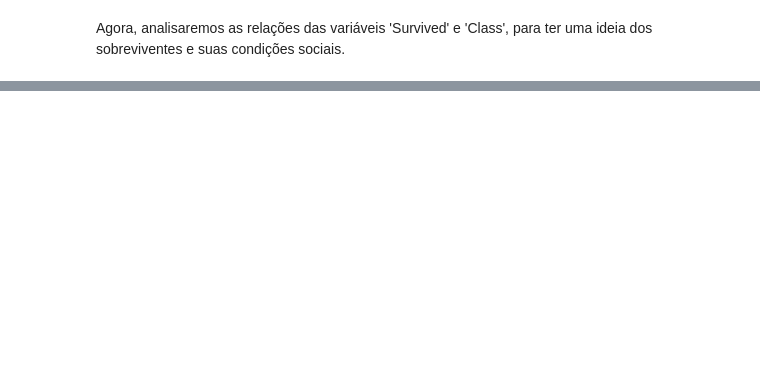
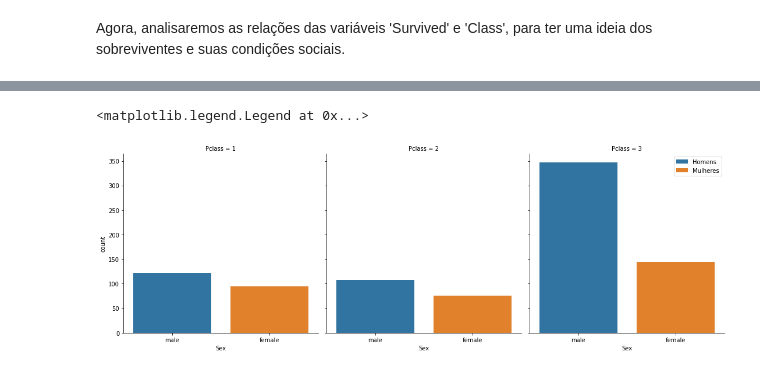
Before and after one commit to kauecapellato/Titanic_Case, a Jupyter notebook: Titanic_Case.ipynb, the cells around one changed output, grey strips where cells are left out. Cells and saved outputs as stored; diff of their text form; code cells hidden in the pictures; blank space fills up the shorter version.

```diff
--- a/Titanic_Case.ipynb
+++ b/Titanic_Case.ipynb
@@ -263,0 +283,6 @@ Agora, analisaremos como as classes se distribuem com os sexos.
+# %%
+sns.catplot(x = "Sex", hue="Sex", col = 'Pclass', data = treino, kind = "count", dodge = False, height=5, aspect=1)
+plt.legend(['Homens', 'Mulheres'])
+# %% [output]
+<matplotlib.legend.Legend at 0x...>
+[figure, added]
```
Also changed, not shown: parts of 25 cells of this notebook.
